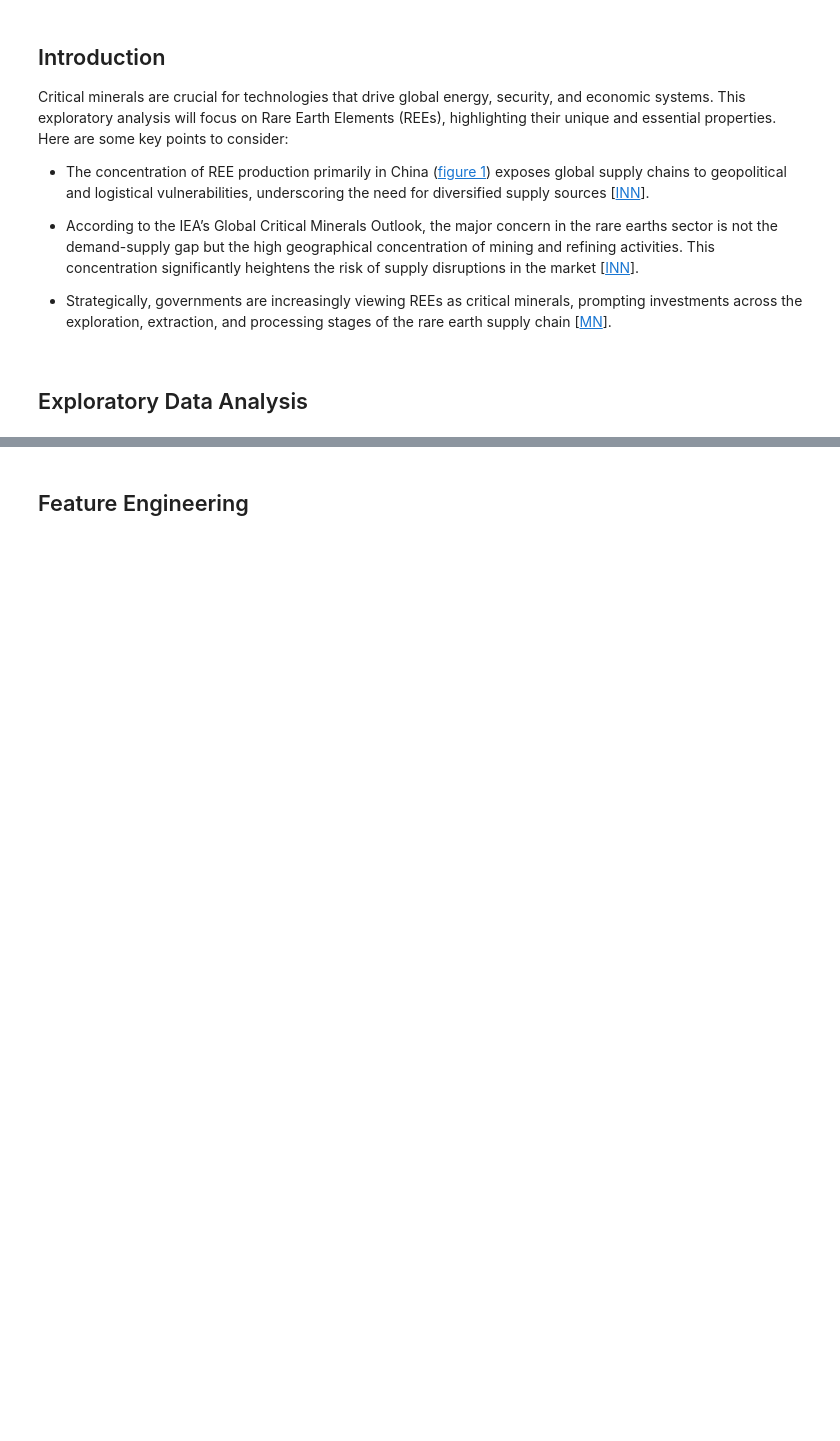
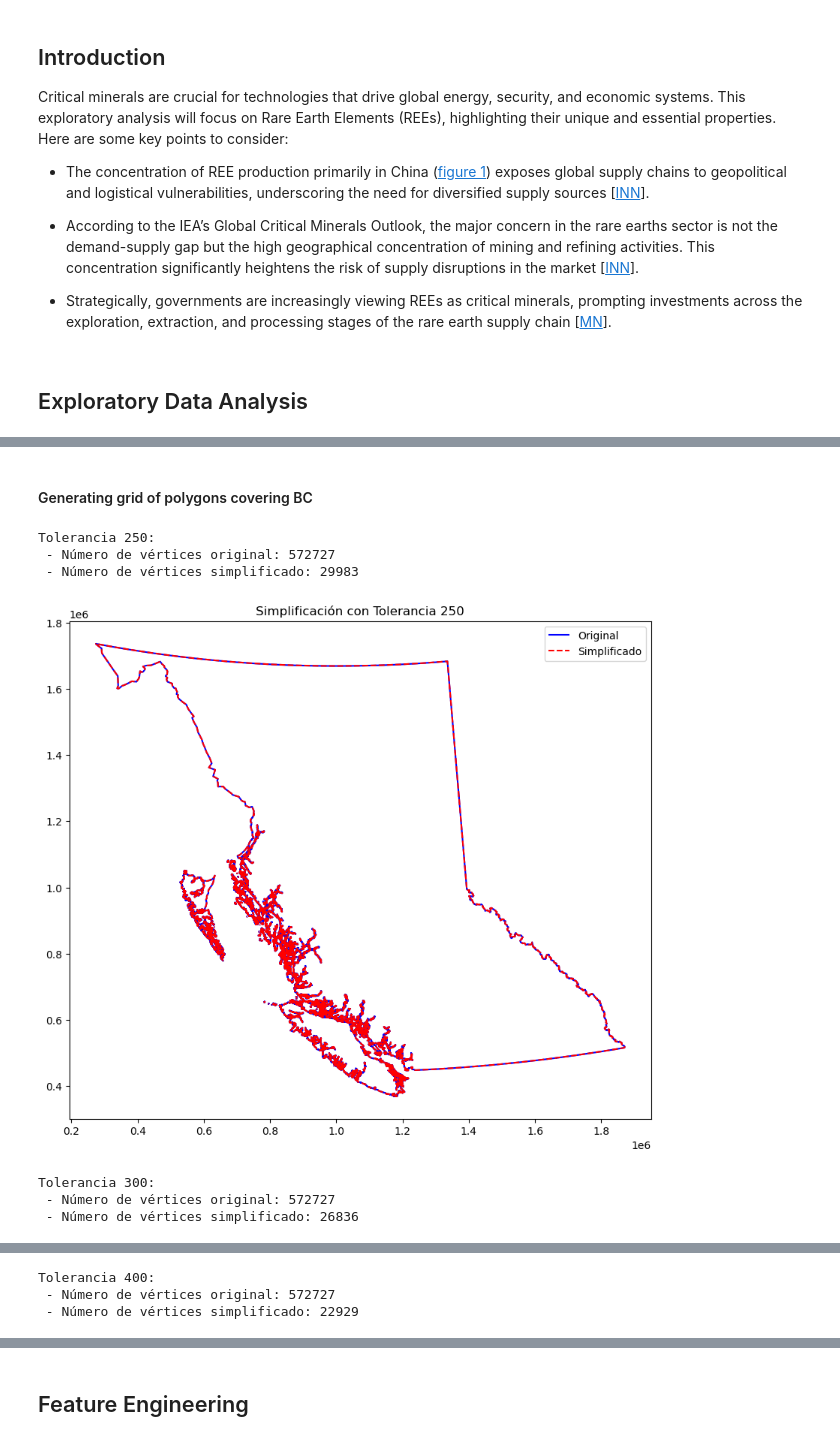
Before and after one commit to cvillarragamo/Tech_Treasures_Challenge, a Jupyter notebook: 2_Tech_Treassure_for_REE_minerals.ipynb, the cells around one changed output, grey strips where cells are left out. Cells and saved outputs as stored; diff of their text form; code cells hidden in the pictures; blank space fills up the shorter version.

```diff
--- a/2_Tech_Treassure_for_REE_minerals.ipynb
+++ b/2_Tech_Treassure_for_REE_minerals.ipynb
@@ -23,0 +85,53 @@ Zonal statistics in buffers (prospective points in CM dataset)
+# %% [markdown]
+#### Generating grid of polygons covering BC
+# %%
+
+bc = gpd.read_file(r'datasets\shp\bc_polygon.shp')
+
+import geopandas as gpd
+import matplotlib.pyplot as plt
+
+import geopandas as gpd
+import matplotlib.pyplot as plt
+
+# Definición de la función para contar vértices
+def count_vertices(geometry):
+    count = 0
+    if geometry.type == 'Polygon':
+        count += len(geometry.exterior.coords)
+    elif geometry.type == 'MultiPolygon':
+        # Acceder a cada Polygon dentro de un MultiPolygon usando .geoms
+        for poly in geometry.geoms:
+            count += len(poly.exterior.coords)
+    return count
+
+
+
+# Simplificar con diferentes tolerancias
+for tolerance in [250, 300, 400]:
+    simplified_bc = bc.copy()
+    simplified_bc['geometry'] = bc.geometry.simplify(tolerance, preserve_topology=True)
+
+    # Contar vértices
+    original_vertices = sum(count_vertices(geom) for geom in bc.geometry)
+    simplified_vertices = sum(count_vertices(geom) for geom in simplified_bc.geometry)
+
+    print(f"Tolerancia {tolerance}:")
+    print(f" - Número de vértices original: {original_vertices}")
+    print(f" - Número de vértices simplificado: {simplified_vertices}")
+
+    # Visualización
+    fig, ax = plt.subplots(figsize=(10, 10))
+    bc.boundary.plot(ax=ax, color='blue', label='Original')
+    simplified_bc.boundary.plot(ax=ax, color='red', linestyle='--', label='Simplificado')
+    plt.title(f"Simplificación con Tolerancia {tolerance}")
+    plt.legend()
+    plt.show()
+# %% [output]
+Tolerancia 250:
+ - Número de vértices original: 572727
+ - Número de vértices simplificado: 29983
+[figure, added]
+Tolerancia 300:
+ - Número de vértices original: 572727
+ - Número de vértices simplificado: 26836
@@ -23,0 +139,3 @@ Zonal statistics in buffers (prospective points in CM dataset)
+Tolerancia 400:
+ - Número de vértices original: 572727
+ - Número de vértices simplificado: 22929
```
Also changed, not shown: parts of 14 cells of this notebook, 4 other files.
